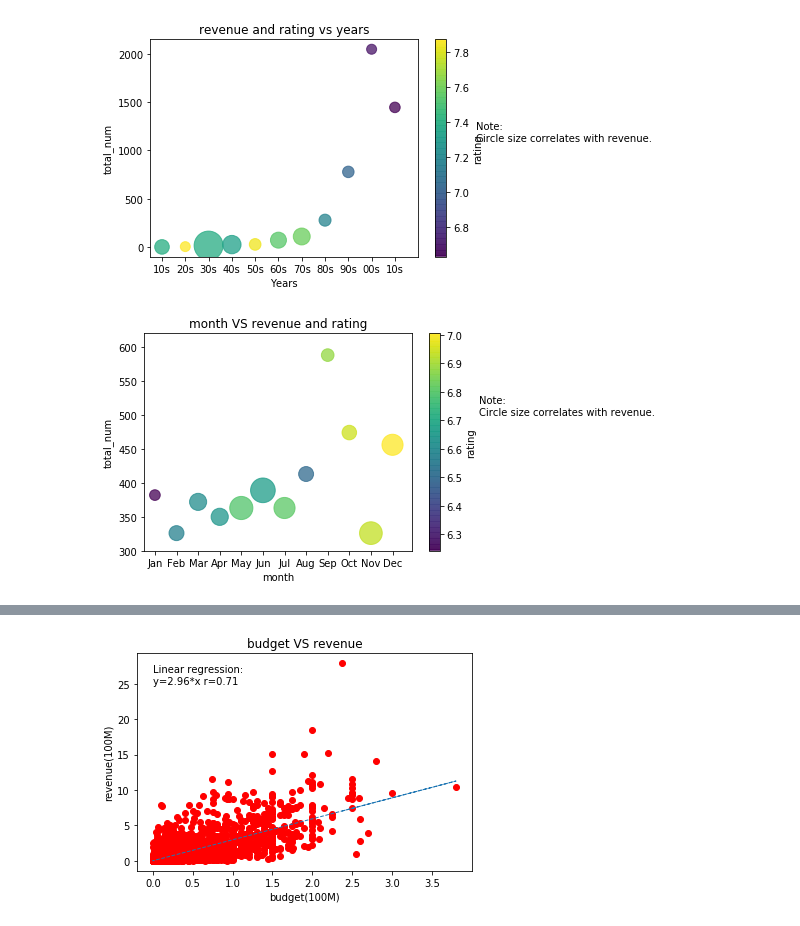
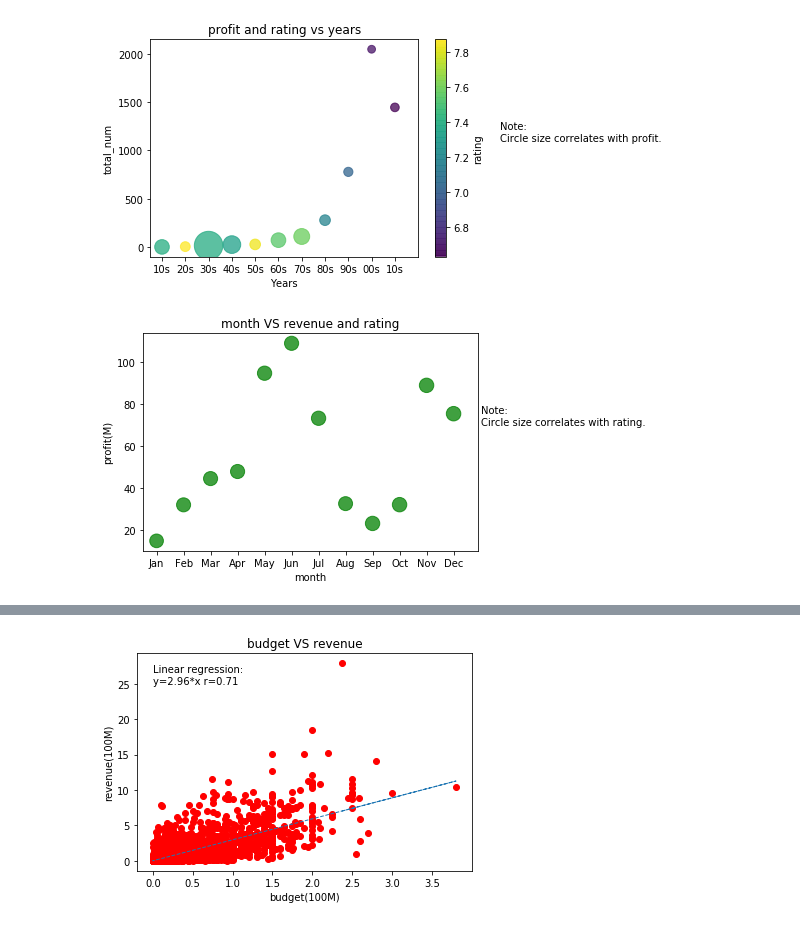
Before and after one commit to ljyljy/Project-1, a Jupyter notebook: first_project_1.ipynb, the cells around one changed output, grey strips where cells are left out. Cells and saved outputs as stored; diff of their text form; code cells hidden in the pictures.

```diff
--- a/first_project_1.ipynb
+++ b/first_project_1.ipynb
@@ -17,7 +8,0 @@ from wordcloud import WordCloud, STOPWORDS, ImageColorGenerator
-# %%
-base_url = 'https://api.themoviedb.org/3/discover/movie?api_key=37002e338a92ba3d526a131788768a12&sort_by=release_date.asc&primary_release_date.gte=2016-01-01&primary_release_date.lte=2019-08-01'
-param = {'api_key': api_key, 'year': 2016}
-first_test = requests.get(base_url, params = {'page': 8}).json()
-initial = first_test['results']
-df = pd.DataFrame(initial)
-df.head()
@@ -31,7 +9,8 @@ df.head()
 # %%
+# input the dataframe from csv (tmdb movies and credits)
 csv_path_1 = "Resources/tmdb_5000_movies.csv"
 csv_path_2 = "Resources/tmdb_5000_credits.csv"
-df_movies = pd.read_csv(csv_path_1)
-df_credits = pd.read_csv(csv_path_2)
-df_movies['vote_count'].value_counts()
+df_movies = pd.read_csv(csv_path_1, low_memory=False)
+df_credits = pd.read_csv(csv_path_2, low_memory=False)
+df_movies.head()
 # %% [output]
@@ -50,6 +22,0 @@ Name: vote_count, Length: 1609, dtype: int64
-# %%
-crew = json.loads(df_credits['crew'][0])
-for i in crew:
-    if i['job'] == 'Director':
-        print(i['name'])
-df_movies['production_companies'][0]
@@ -135,37 +105,41 @@ df_year.head()
 # %%
+# year period figure making
+# make a list for the size of circle set
 average_revenue = df_year['average_revenue'].tolist()
+# making the scatter sharex need to be set as false because of color setting (seems a bug?)
 df_year.plot.scatter(x = 'years', y = 'total_num', s = average_revenue,
                      c = 'rating', colormap='viridis', sharex=False, alpha = 0.75)
+# text setting
 plt.xlim(1905, 2020)
-plt.title("revenue and rating vs years")
+plt.title("profit and rating vs years")
 plt.xlabel("Years")
 plt.ylabel("total_num")
 plt.xticks((1910,1920,1930,1940,1950,1960,1970,1980,1990,2000,2010),
            ('10s', '20s', '30s', '40s', '50s', '60s', '70s', '80s', '90s', '00s', '10s'))
-plt.text(2045, 1100, 'Note:\nCircle size correlates with revenue.')
-plt.savefig("Output_image/years_vs_revenueAndRating.png", bbox_inches = 'tight')
+plt.text(2055, 1100, 'Note:\nCircle size correlates with profit.')
+# figure saving
+plt.savefig("Output/png/years_vs_revenueAndRating.png", bbox_inches = 'tight', dpi = 300)
 plt.show()
 # %% [output]
-[figure, old version]
+[figure, new version]
 # %%
-average_revenue_period = df_period['average_revenue'].tolist()
-size = 0.000004
-for i in range(len(average_revenue_period)):
-    average_revenue_period[i] = average_revenue_period[i] * size
-df_period.plot.scatter(x = 'month', y = 'total_num', s = average_revenue_period,
-                     c = 'rating', colormap='viridis', sharex=False, alpha = 0.75)
+# month figure making similar as year period figure
+rate_period = df_period['rating'].tolist()
+size = 30
+for i in range(len(rate_period)):
+    rate_period[i] = rate_period[i] * size
+df_period.plot.scatter(x = 'month', y = 'average_revenue', c='green', s = rate_period, alpha = 0.75)
 plt.xlim(0.5, 12.9)
-plt.ylim(300, 620)
 plt.title("month VS revenue and rating")
 plt.xlabel("month")
-plt.ylabel("total_num")
+plt.ylabel("profit(M)")
 plt.xticks((1,2,3,4,5,6,7,8,9,10,11,12),
            ('Jan', 'Feb', 'Mar', 'Apr', 'May', 'Jun', 'Jul', 'Aug', 'Sep', 'Oct', 'Nov', 'Dec'))
-plt.text(16, 500, 'Note:\nCircle size correlates with revenue.')
-plt.savefig("Output_image/month_vs_revenueAndRating.png", bbox_inches = 'tight')
+plt.text(13, 70, 'Note:\nCircle size correlates with rating.')
+plt.savefig("Output/png/month_vs_revenueAndRating.png", bbox_inches = 'tight', dpi = 300)
 plt.show()
 # %% [output]
-[figure, old version]
+[figure, new version]
 # %%
 # runtime vs revenue
 # means = df_movies['revenue'].mean()
```
Also changed, not shown: parts of 30 cells of this notebook, 28 other files.
